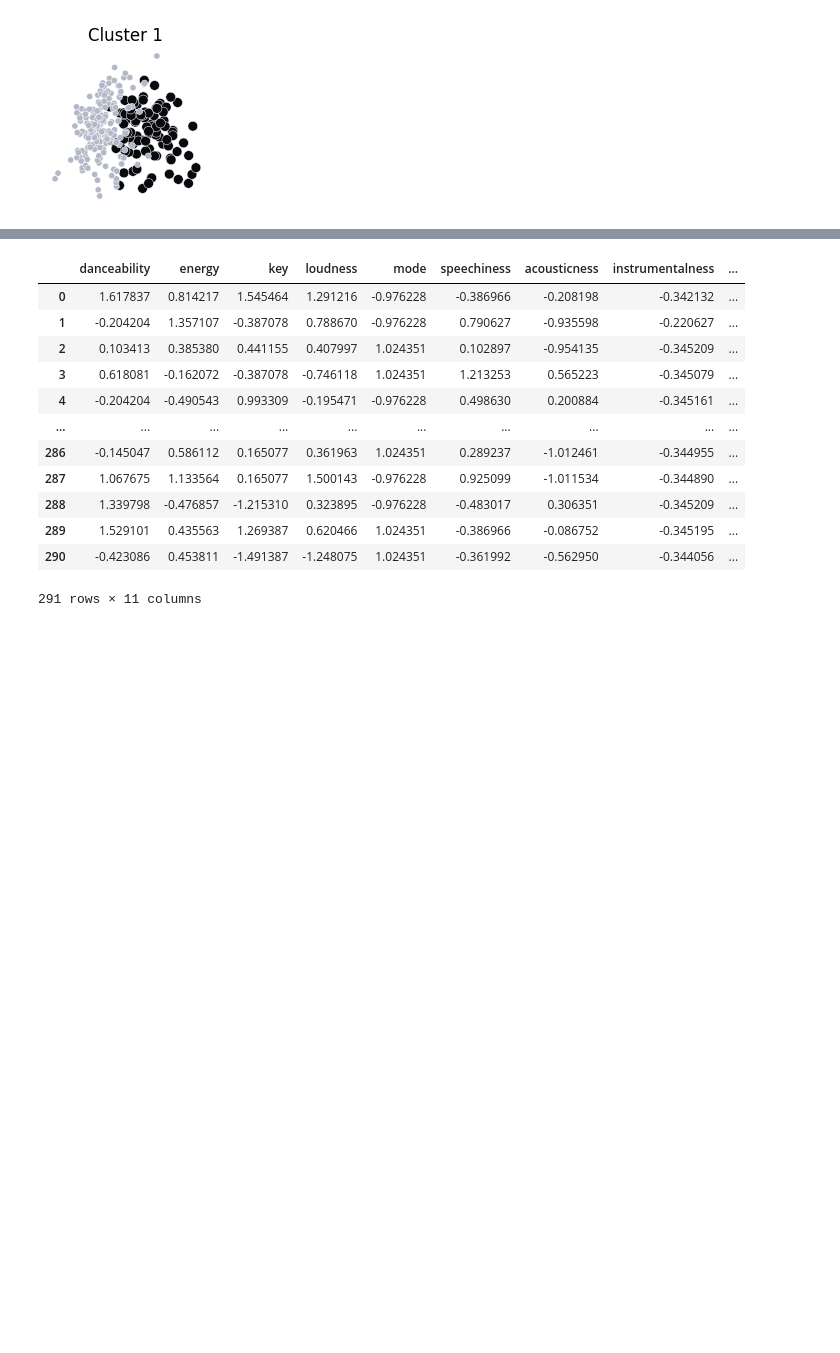
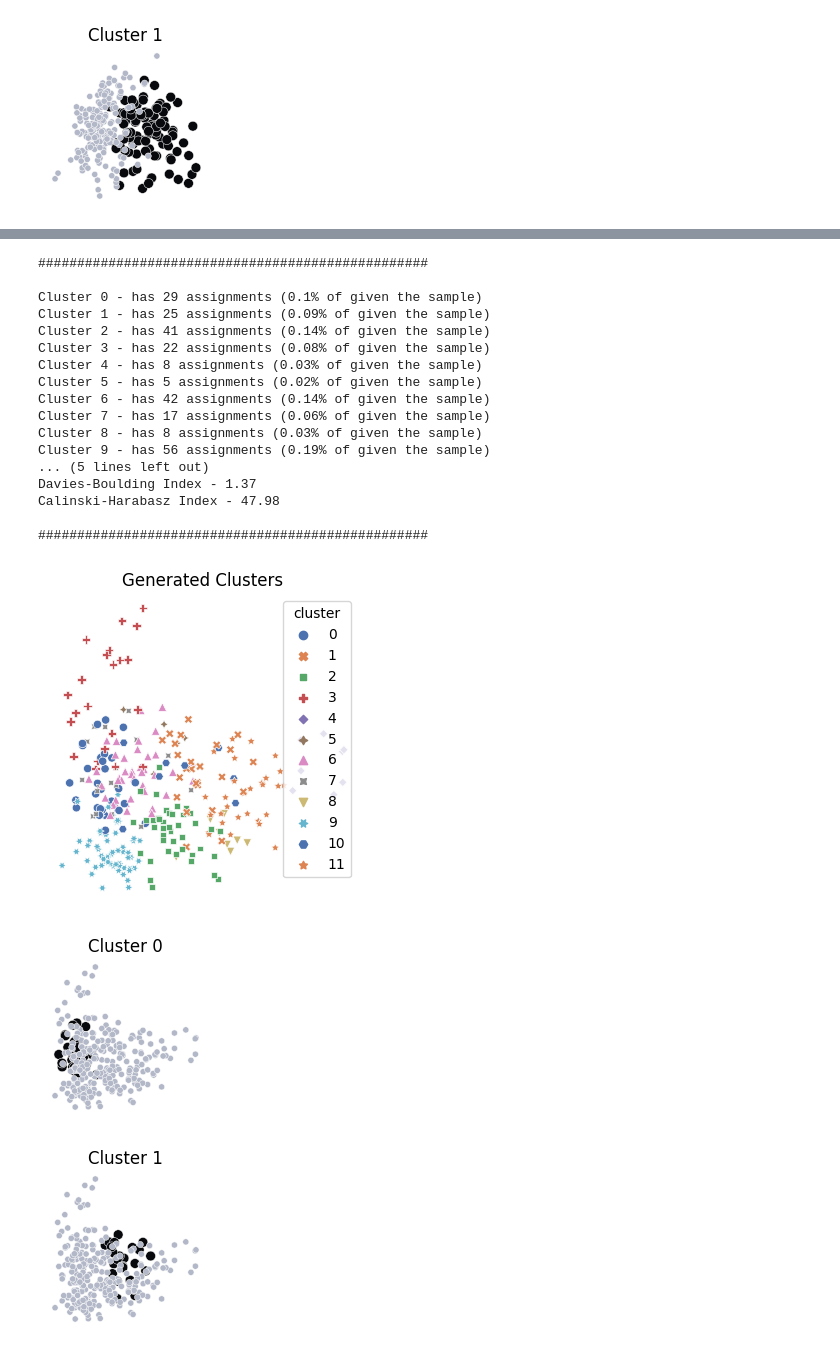
Before and after one commit to bautidea/kaggle_competitions, a Jupyter notebook: spotify_clustering/notebook_resolucion.ipynb, the cells around one changed output, grey strips where cells are left out. Cells and saved outputs as stored; diff of their text form; code cells hidden in the pictures; blank space fills up the shorter version.

```diff
--- a/spotify_clustering/notebook_resolucion.ipynb
+++ b/spotify_clustering/notebook_resolucion.ipynb
@@ -797,16 +799,0 @@ X_sc.head(2)
-# %%
-X_sc
-# %% [output]
-|  | danceability | energy | key | loudness | mode | speechiness | acousticness | instrumentalness | ... |
-| 0 | 1.617837 | 0.814217 | 1.545464 | 1.291216 | -0.976228 | -0.386966 | -0.208198 | -0.342132 | ... |
-| 1 | -0.204204 | 1.357107 | -0.387078 | 0.788670 | -0.976228 | 0.790627 | -0.935598 | -0.220627 | ... |
-| 2 | 0.103413 | 0.385380 | 0.441155 | 0.407997 | 1.024351 | 0.102897 | -0.954135 | -0.345209 | ... |
-| 3 | 0.618081 | -0.162072 | -0.387078 | -0.746118 | 1.024351 | 1.213253 | 0.565223 | -0.345079 | ... |
-| 4 | -0.204204 | -0.490543 | 0.993309 | -0.195471 | -0.976228 | 0.498630 | 0.200884 | -0.345161 | ... |
-| ... | ... | ... | ... | ... | ... | ... | ... | ... | ... |
-| 286 | -0.145047 | 0.586112 | 0.165077 | 0.361963 | 1.024351 | 0.289237 | -1.012461 | -0.344955 | ... |
-| 287 | 1.067675 | 1.133564 | 0.165077 | 1.500143 | -0.976228 | 0.925099 | -1.011534 | -0.344890 | ... |
-| 288 | 1.339798 | -0.476857 | -1.215310 | 0.323895 | -0.976228 | -0.483017 | 0.306351 | -0.345209 | ... |
-| 289 | 1.529101 | 0.435563 | 1.269387 | 0.620466 | 1.024351 | -0.386966 | -0.086752 | -0.345195 | ... |
-| 290 | -0.423086 | 0.453811 | -1.491387 | -1.248075 | 1.024351 | -0.361992 | -0.562950 | -0.344056 | ... |
-291 rows × 11 columns
@@ -812,0 +803,32 @@ X_sc
+# %%
+# Initializing the class object.
+kmeans = KMeans(n_clusters=12, random_state=rand_state)
+
+# Fitting model to data.
+kmeans.fit(X_sc)
+
+# Obtaning labels of clusters.
+label = kmeans.labels_
+# %%
+cluster_insights(X_sc, label, return_pca_df=False, print_info=True, return_cluster_plot=True)
+# %% [output]
+##################################################
+
+Cluster 0 - has 29 assignments (0.1% of given the sample)
+Cluster 1 - has 25 assignments (0.09% of given the sample)
+Cluster 2 - has 41 assignments (0.14% of given the sample)
+Cluster 3 - has 22 assignments (0.08% of given the sample)
+Cluster 4 - has 8 assignments (0.03% of given the sample)
+Cluster 5 - has 5 assignments (0.02% of given the sample)
+Cluster 6 - has 42 assignments (0.14% of given the sample)
+Cluster 7 - has 17 assignments (0.06% of given the sample)
+Cluster 8 - has 8 assignments (0.03% of given the sample)
+Cluster 9 - has 56 assignments (0.19% of given the sample)
+... (5 lines left out)
+Davies-Boulding Index - 1.37
+Calinski-Harabasz Index - 47.98
+
+##################################################
+[figure, added]
+[figure, added]
+[figure, added]
```
Also changed, not shown: parts of 15 cells of this notebook.
